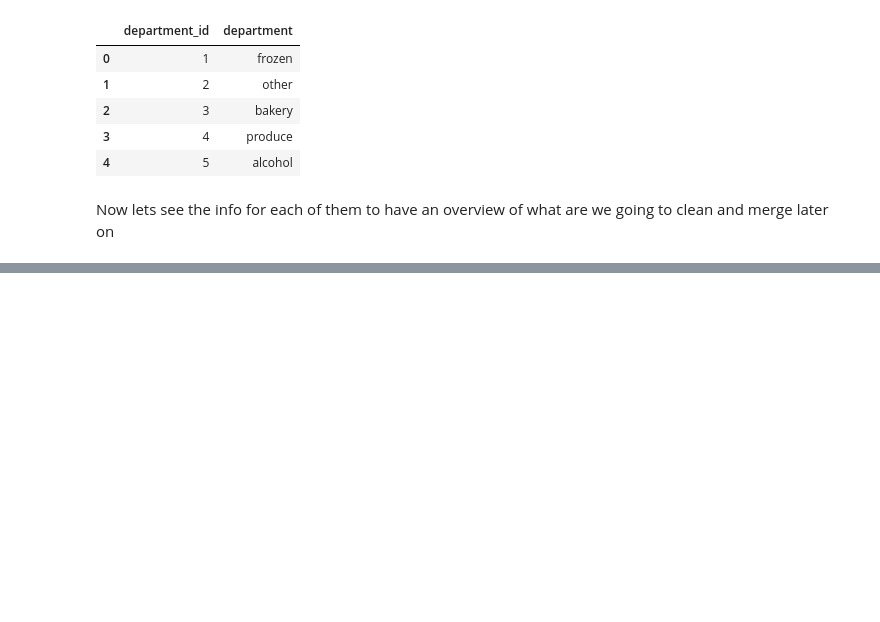
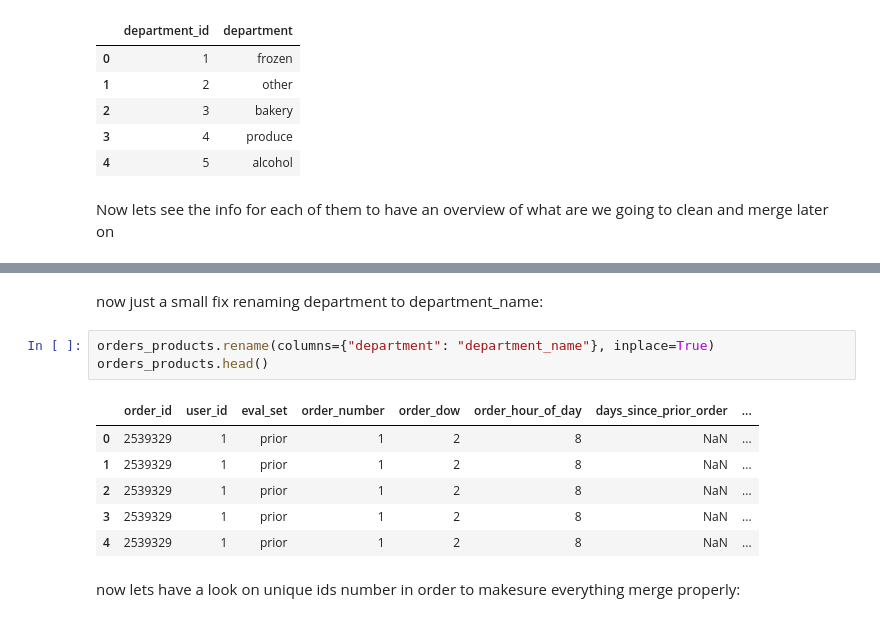
Before and after one commit to Blastronauta/CA2-Semester-2-ML-DV-integrated, a Jupyter notebook: MLBus_HDipData_CA2_KTamayo_Feb25.ipynb, the cells around one changed output, grey strips where cells are left out. Saved outputs shown, nothing was run; the diff lists cells and outputs as text; blank space fills up the shorter version.

```diff
--- a/MLBus_HDipData_CA2_KTamayo_Feb25.ipynb
+++ b/MLBus_HDipData_CA2_KTamayo_Feb25.ipynb
@@ -124,0 +168,14 @@ memory usage: 468.0+ bytes
+# %% [markdown]
+now just a small fix renaming department to department_name:
+# %%
+orders_products.rename(columns={"department": "department_name"}, inplace=True)
+orders_products.head()
+# %% [output]
+|  | order_id | user_id | eval_set | order_number | order_dow | order_hour_of_day | days_since_prior_order | ... |
+| 0 | 2539329 | 1 | prior | 1 | 2 | 8 | NaN | ... |
+| 1 | 2539329 | 1 | prior | 1 | 2 | 8 | NaN | ... |
+| 2 | 2539329 | 1 | prior | 1 | 2 | 8 | NaN | ... |
+| 3 | 2539329 | 1 | prior | 1 | 2 | 8 | NaN | ... |
+| 4 | 2539329 | 1 | prior | 1 | 2 | 8 | NaN | ... |
+# %% [markdown]
+now lets have a look on unique ids number in order to makesure everything merge properly:
```
Also changed, not shown: parts of 23 cells of this notebook.
